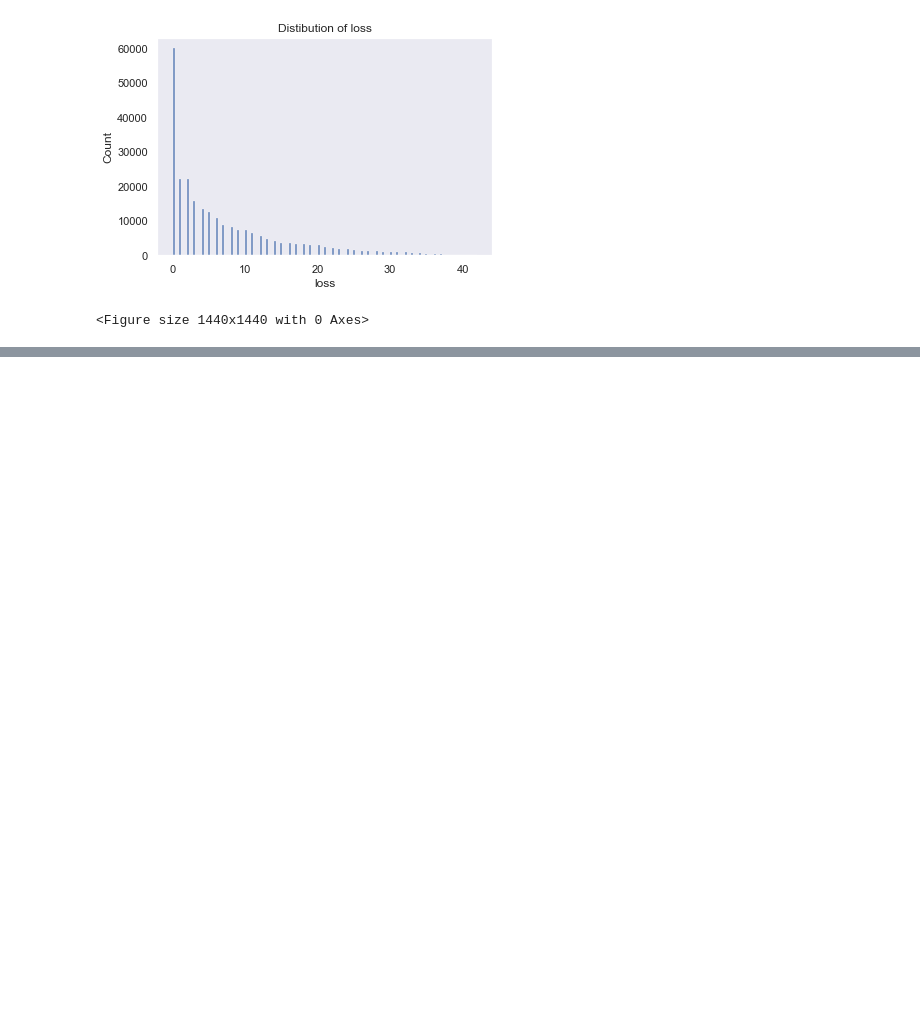
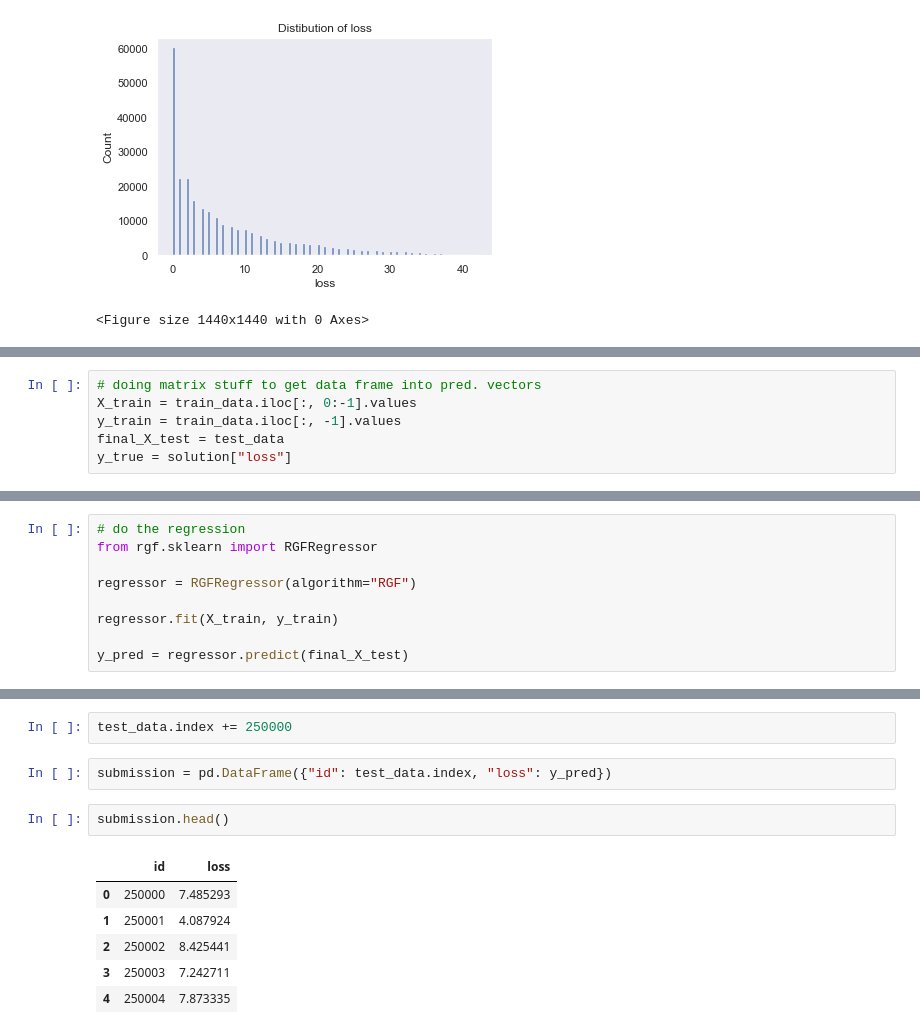
Before and after one commit to FaberNovum/TabularPlaygroundSeries, a Jupyter notebook: trivor_tabular.ipynb, the cells around one changed output, grey strips where cells are left out. Cells and saved outputs as stored; diff of their text form; blank space fills up the shorter version.

```diff
--- a/trivor_tabular.ipynb
+++ b/trivor_tabular.ipynb
@@ -106,0 +125,6 @@ plt.figure(figsize=(20,20))
+# %%
+# doing matrix stuff to get data frame into pred. vectors
+X_train = train_data.iloc[:, 0:-1].values
+y_train = train_data.iloc[:, -1].values
+final_X_test = test_data
+y_true = solution["loss"]
@@ -106,0 +147,9 @@ plt.figure(figsize=(20,20))
+# %%
+# do the regression
+from rgf.sklearn import RGFRegressor
+
+regressor = RGFRegressor(algorithm="RGF")
+
+regressor.fit(X_train, y_train)
+
+y_pred = regressor.predict(final_X_test)
@@ -106,0 +163,13 @@ plt.figure(figsize=(20,20))
+# %%
+test_data.index += 250000
+# %%
+submission = pd.DataFrame({"id": test_data.index, "loss": y_pred})
+# %%
+submission.head()
+# %% [output]
+|  | id | loss |
+| 0 | 250000 | 7.485293 |
+| 1 | 250001 | 4.087924 |
+| 2 | 250002 | 8.425441 |
+| 3 | 250003 | 7.242711 |
+| 4 | 250004 | 7.873335 |
```
Also changed, not shown: parts of 8 cells of this notebook.
